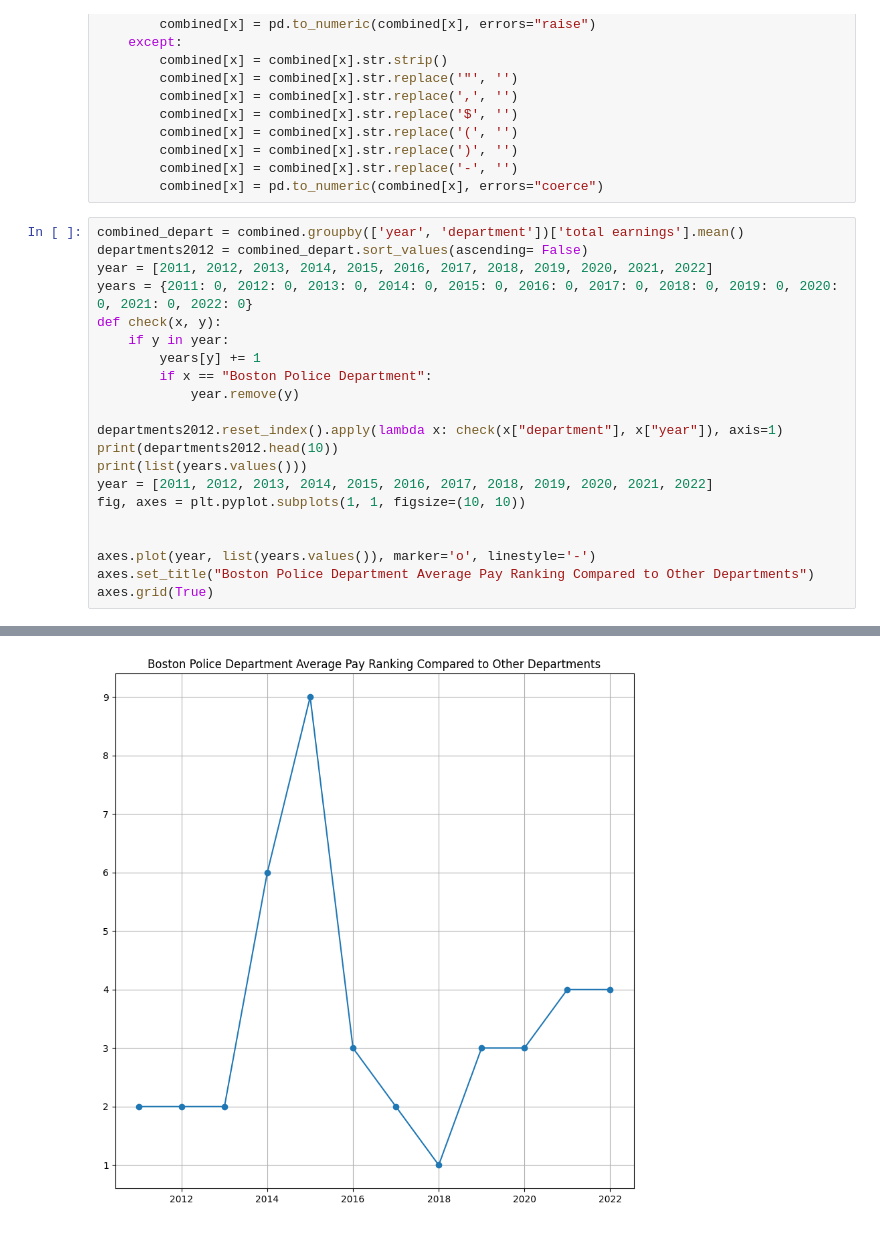
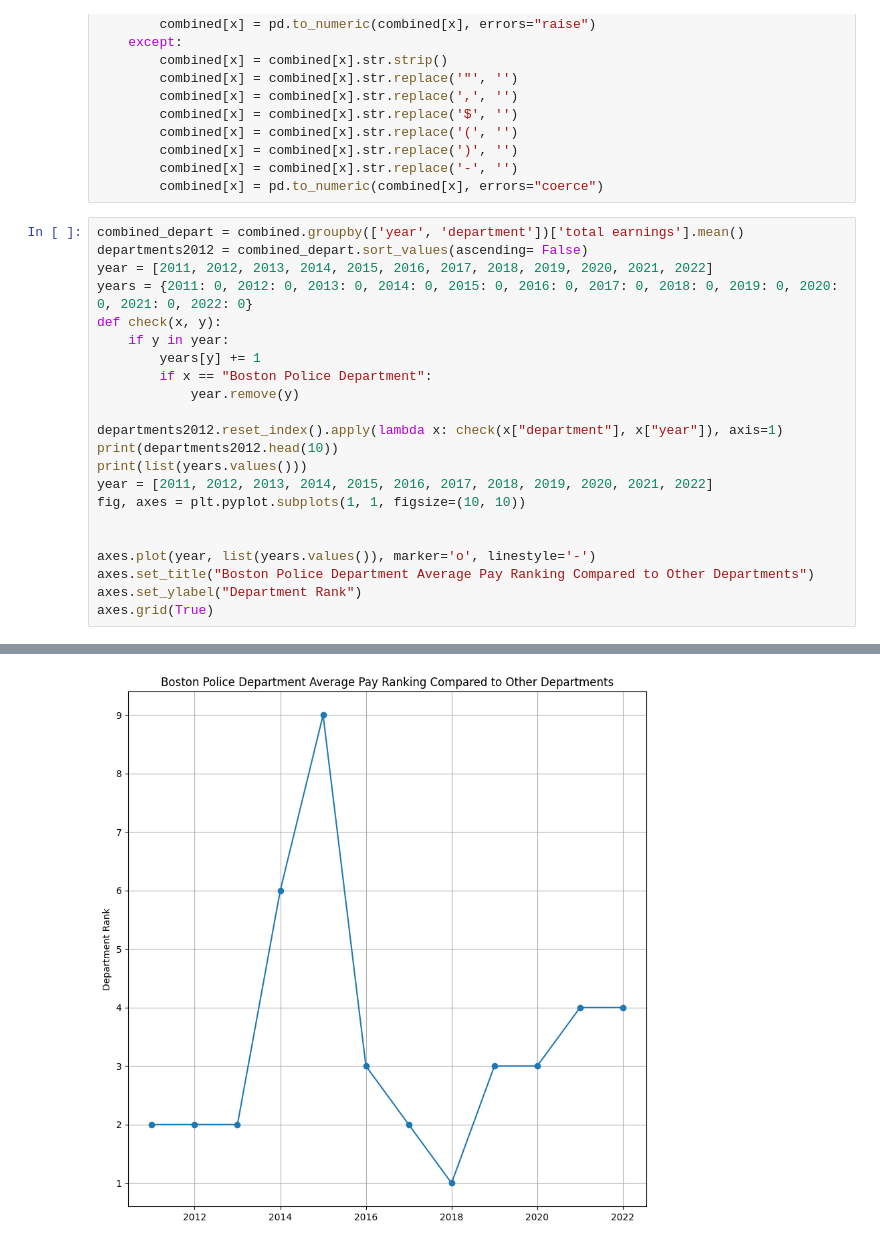
Before and after one commit to BU-Spark/ds-police-overtime, a Jupyter notebook: fa23-team-f/data/payroll/Untitled.ipynb, the cells around one changed output, grey strips where cells are left out. Saved outputs shown, nothing was run; the diff lists cells and outputs as text.

```diff
--- a/fa23-team-f/data/payroll/Untitled.ipynb
+++ b/fa23-team-f/data/payroll/Untitled.ipynb
@@ -179,31 +179,32 @@ years = {2011: 0, 2012: 0, 2013: 0, 2014: 0, 2015: 0, 2016: 0, 2017: 0, 2018: 0,
 def check(x, y):
     if y in year:
         years[y] += 1
         if x == "Boston Police Department":
             year.remove(y)
 
 departments2012.reset_index().apply(lambda x: check(x["department"], x["year"]), axis=1)
 print(departments2012.head(10))
 print(list(years.values()))
 year = [2011, 2012, 2013, 2014, 2015, 2016, 2017, 2018, 2019, 2020, 2021, 2022]
 fig, axes = plt.pyplot.subplots(1, 1, figsize=(10, 10))
 
 
 axes.plot(year, list(years.values()), marker='o', linestyle='-')
 axes.set_title("Boston Police Department Average Pay Ranking Compared to Other Departments")
+axes.set_ylabel("Department Rank")
 axes.grid(True)
 # %% [output]
 year  department
 2022  Superintendent                    165515.522000
 2021  Boston Fire Department            159502.016631
 2022  Boston Fire Department            157168.677931
 2020  Boston Fire Department            156167.631466
 2019  Boston Fire Department            150346.071087
 2015  Asst Superintendent-Network C     142454.520000
 2019  Fenway High School                139982.850000
 2020  Superintendent                    139091.444000
 2021  School Support & Tranformation    138924.520345
       Superintendent                    138561.101667
 Name: total earnings, dtype: float64
 [2, 2, 2, 6, 9, 3, 2, 1, 3, 3, 4, 4]
-[figure, old version]
+[figure, new version]
```
Also changed, not shown: parts of 1 cell of this notebook.
